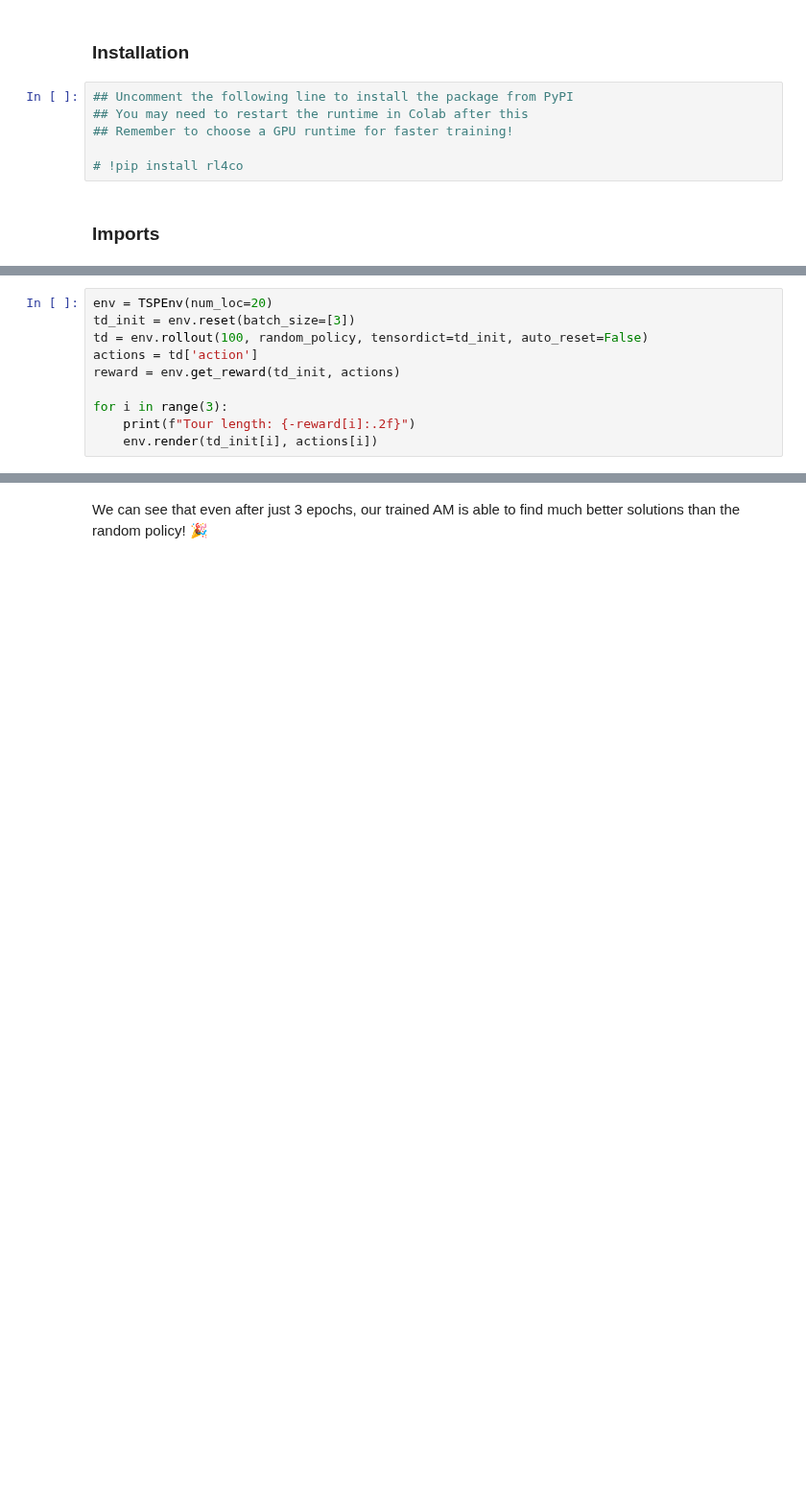
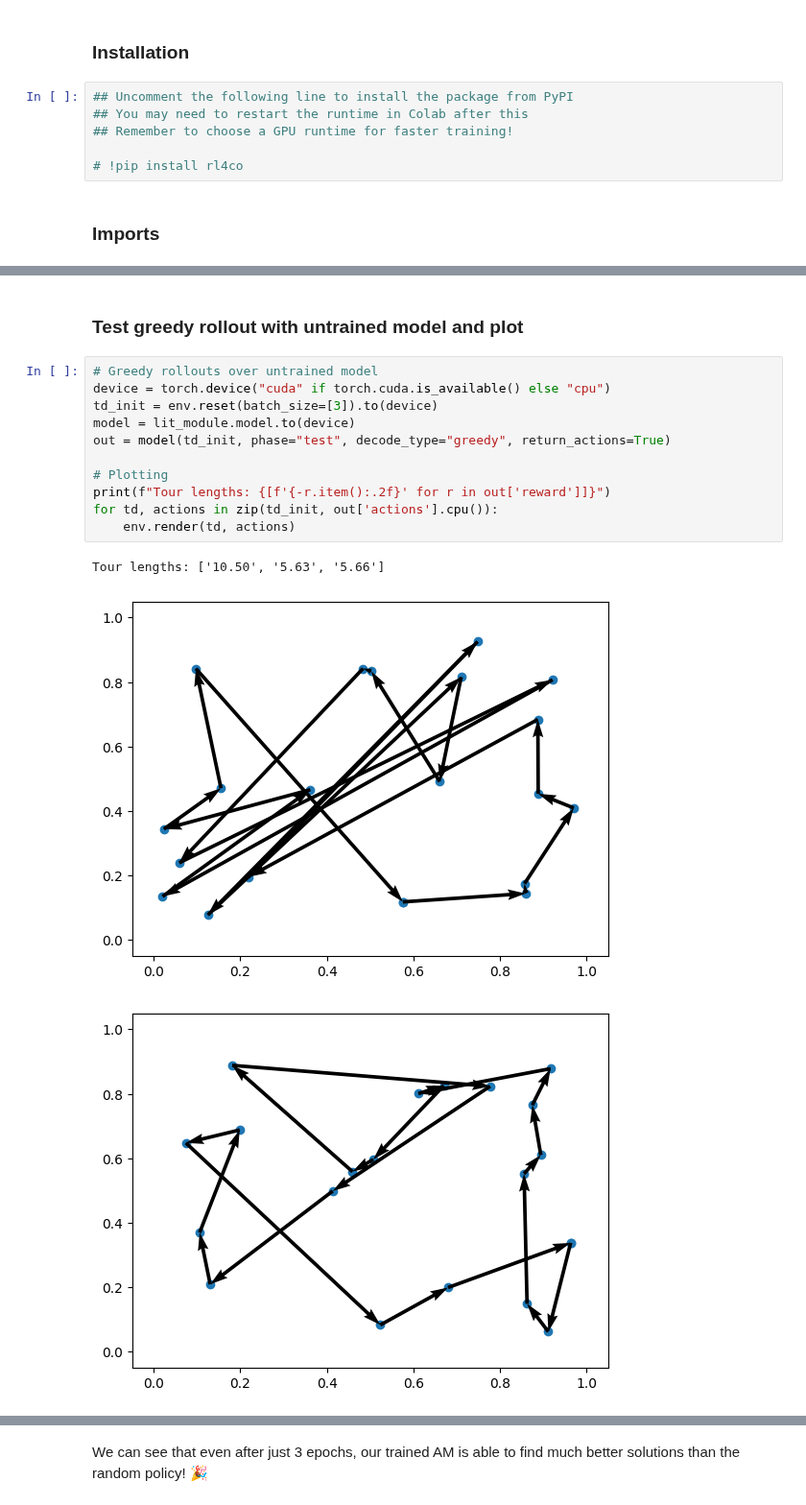
Before and after one commit to ai4co/rl4co, a Jupyter notebook: notebooks/1-quickstart.ipynb, the cells around one changed output, grey strips where cells are left out. Shown at 96% size. Cells and saved outputs as stored; diff of their text form; blank space fills up the shorter version.

```diff
--- a/notebooks/1-quickstart.ipynb
+++ b/notebooks/1-quickstart.ipynb
@@ -30,10 +29,0 @@ This policy selects random actions from the available ones
-# %%
-env = TSPEnv(num_loc=20)
-td_init = env.reset(batch_size=[3])
-td = env.rollout(100, random_policy, tensordict=td_init, auto_reset=False)
-actions = td['action']
-reward = env.get_reward(td_init, actions)
-
-for i in range(3):
-    print(f"Tour length: {-reward[i]:.2f}")
-    env.render(td_init[i], actions[i])
@@ -69,0 +49,17 @@ We train for just 3 epochs to showcase the training loop. Depending on your hard
+# %% [markdown]
+### Test greedy rollout with untrained model and plot
+# %%
+# Greedy rollouts over untrained model
+device = torch.device("cuda" if torch.cuda.is_available() else "cpu")
+td_init = env.reset(batch_size=[3]).to(device)
+model = lit_module.model.to(device)
+out = model(td_init, phase="test", decode_type="greedy", return_actions=True)
+
+# Plotting
+print(f"Tour lengths: {[f'{-r.item():.2f}' for r in out['reward']]}")
+for td, actions in zip(td_init, out['actions'].cpu()):
+    env.render(td, actions)
+# %% [output]
+Tour lengths: ['10.50', '5.63', '5.66']
+[figure, added]
+[figure, added]
```
Also changed, not shown: parts of 22 cells of this notebook.
